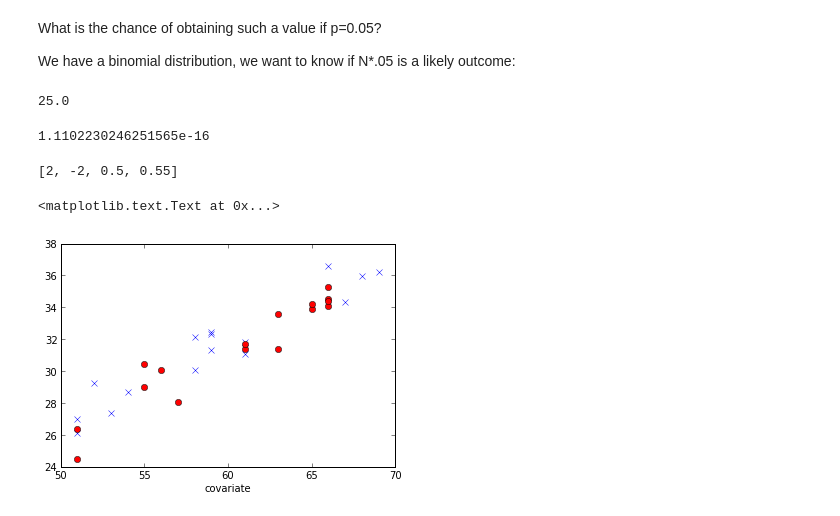
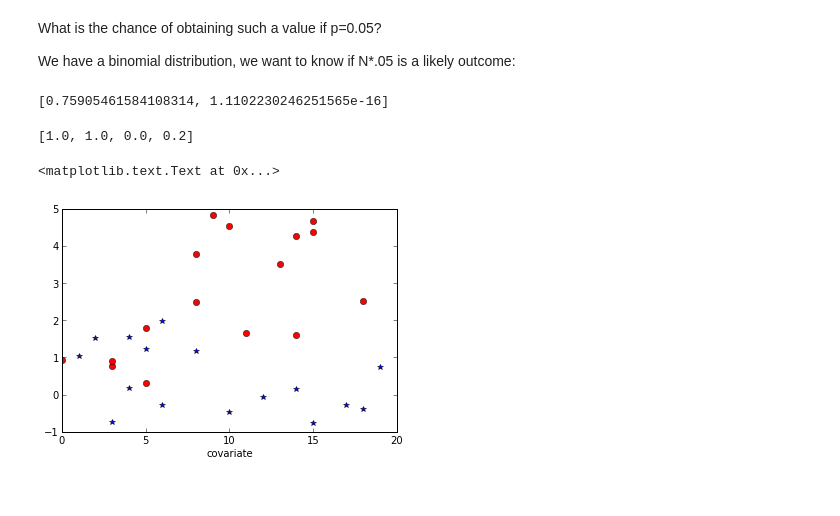
Before and after one commit to practical-neuroimaging/pna-notebooks, a Jupyter notebook: Ancova_issues.ipynb, the cells around one changed output. Drawn from its saved outputs; the diff is of its cells as text; code cells hidden in the pictures.

```diff
--- a/Ancova_issues.ipynb
+++ b/Ancova_issues.ipynb
@@ -26,30 +24,0 @@ n = n1+n2
-# %%
-def make_model(n=(16,16), offset=0):
-    # w are the weights on the following model
-
-    n1, n2 = n[0], n[1]
-    n = n1+n2
-    cg1 = np.random.randint(0,20,size=(n1,1)) + 50
-    cg2 = np.random.randint(0,20,size=(n2,1)) + 50
-    cg1 = np.vstack((cg1, np.zeros((n2,1))))
-    cg2 = np.vstack((np.zeros((n1,1)), cg2))
-
-    intercept = np.ones((n,1))
-    g1 = np.vstack((np.ones((n1,1)), np.zeros((n2,1))))
-    g2 = np.vstack((np.zeros((n1,1)), np.ones((n2,1))))
-
-    if offset:
-        X = np.hstack((g1, g2, cg1, cg2, intercept))
-    else:
-        X = np.hstack((g1, g2, cg1, cg2))
-
-    return X
-
-# a function to generate data:
-def make_data(X, w, sig=1.0):
-    w = np.array(w)
-    w = w.reshape((X.shape[1],1))
-    noise = np.random.normal(size=(X.shape[0], 1))*sig
-    # print noise.shape
-
-    return X.dot(w) + noise
@@ -192,0 +212,11 @@ print nobs/(N*1.0)
+# %%
+N = 500
+gen_with = [1.0, 1.0, 0., 0.2]
+c1 = [-1,1,0,0]
+c2 = [0,0,-1,1]
+contrasts = [c1, c2]
+res = simulate(X, gen_with, contrasts, N)
+nobs = plot_res(res)
+alpha = 0.05
+print nobs, N*alpha
+print nobs/(N*1.0), alpha
@@ -194,26 +229,24 @@ print nobs/(N*1.0)
 What is the chance of obtaining such a value if p=0.05?
 
 We have a binomial distribution, we want to know if N*.05 is a likely outcome:
-# %%
-alpha = 0.05
-binom = sst.binom(N, alpha)
-print N*alpha
-# %% [output]
-25.0
-# %%
-1. - binom.cdf(nobs)
-# %% [output]
-1.1102230246251565e-16
+# %%
+binom = sst.binom(N, alpha)
+print [1. - binom.cdf(obs) for obs in nobs]
+#    print "t = ",t ,"df = ", df , "p = ", p
+#    f,df,p = f_test(X, y, [1,-1,0, 0])
+#    print "f = ",f ,"df = ", df , "p = ", p
+# %% [output]
+[0.75905461584108314, 1.1102230246251565e-16]
 # %%
-y = make_data(X, gen_with, 1.0)
+y = make_data(X, gen_with)
 print gen_with
 fig, ax = plt.subplots(1)
-ax.plot(X[0:n1,2], y[0:n1], 'bx',  X[n1:n,3], y[n1:n] ,'ro')
+ax.plot(X[0:n1,2], y[0:n1], 'b*',  X[n1:n,3], y[n1:n] ,'ro')
 ax.set_xlabel('covariate')
 # %% [output]
-[2, -2, 0.5, 0.55]
+[1.0, 1.0, 0.0, 0.2]
 <matplotlib.text.Text at 0x...>
-[figure, old version]
+[figure, new version]
 # %%
 print (res['m1'] - res['m2']).mean()
 # %% [output]
```
Also changed, not shown: parts of 23 cells of this notebook.
